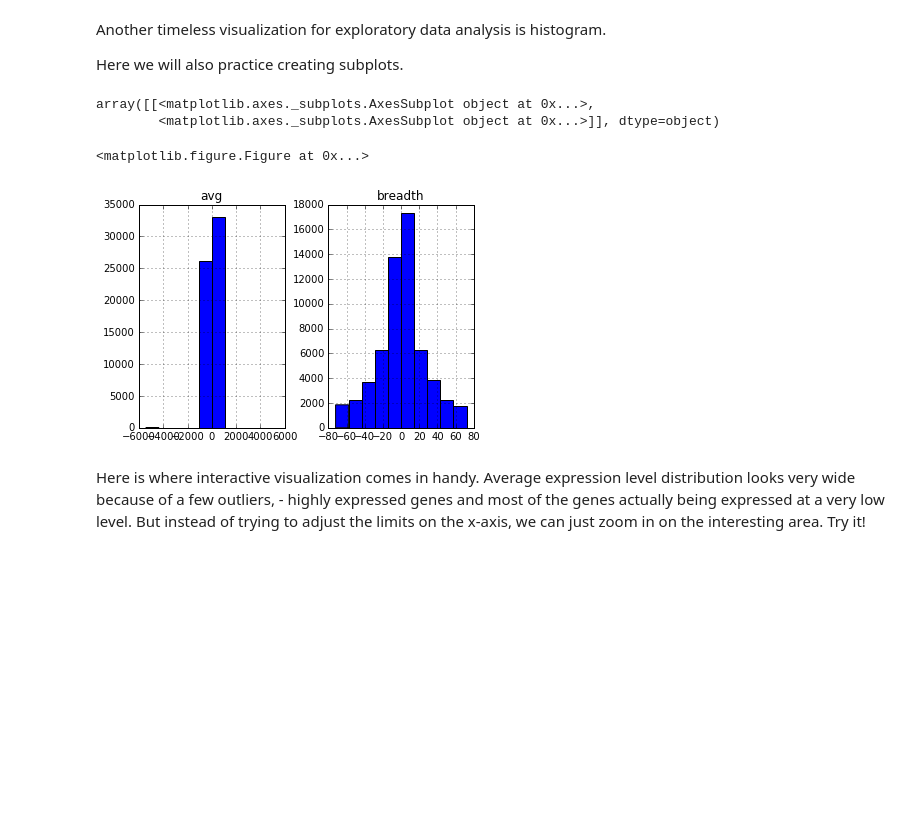
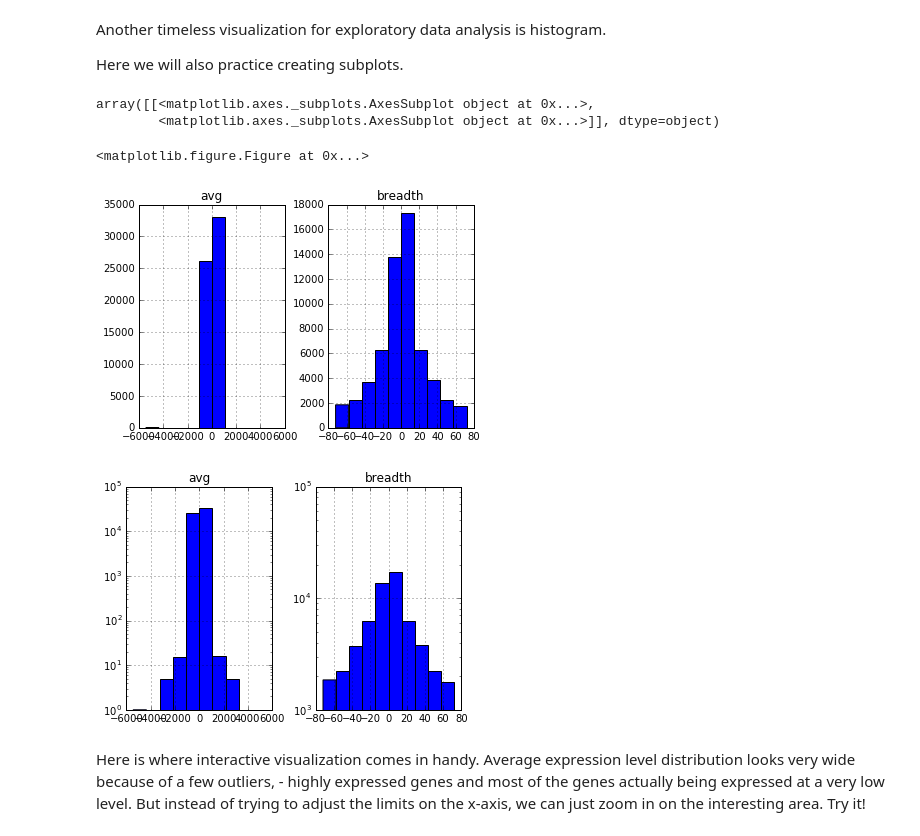
Before and after one commit to Gwennid/data_visualisation, a Jupyter notebook: bio-visualization-lab.ipynb, the cells around one changed output. Drawn from its saved outputs; the diff is of its cells as text; code cells hidden in the pictures; blank space fills up the shorter version.

```diff
--- a/bio-visualization-lab.ipynb
+++ b/bio-visualization-lab.ipynb
@@ -111,26 +111,28 @@ Here we will also practice creating subplots.
 # %%
 df['breadth'] =  (df[df.columns[1:].values.tolist()].astype('float')>0).sum(axis=1)
 #the '>0' convert the expression values into boolean (if >0, True)
 
 #compute average expression column
 df['avg'] = (df[df.columns[1:].values.tolist()].astype('float')).mean(axis=1)
 
 # plot two subplots of histograms of breadth and avg columns, use pandas tools only ;)
 # try with and without log scale
 df_avg_breadth = df.loc[:,['avg','breadth']]
 #if you want to use the tool DataFrame.hist() to create subplots, you need to convert the object to a DataFrame
 df_avg_breadth = pd.DataFrame(df_avg_breadth)
 plt.figure()
 
 #without log scale
 df_avg_breadth.diff().hist()
 
 #with log scale
+df_avg_breadth.diff().hist(log=True)
 # %% [output]
 array([[<matplotlib.axes._subplots.AxesSubplot object at 0x...>,
         <matplotlib.axes._subplots.AxesSubplot object at 0x...>]], dtype=object)
 <matplotlib.figure.Figure at 0x...>
 [figure]
+[figure, added]
 # %% [markdown]
 Here is where interactive visualization comes in handy. Average expression level distribution looks very wide because of a few outliers, - highly expressed genes and most of the genes actually being expressed at a very low level. But instead of trying to adjust the limits on the x-axis, we can just zoom in on the interesting area. Try it!
 # %% [markdown]
```
Also changed, not shown: parts of 1 cell of this notebook.
